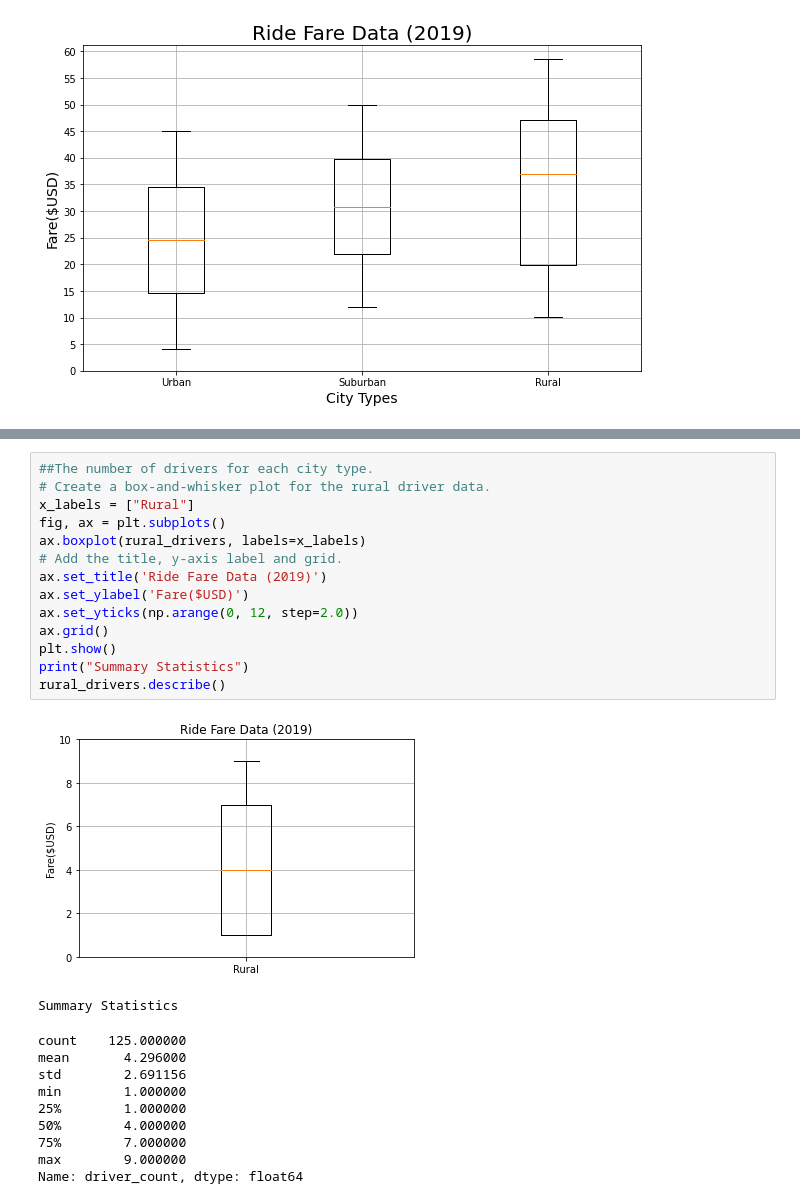
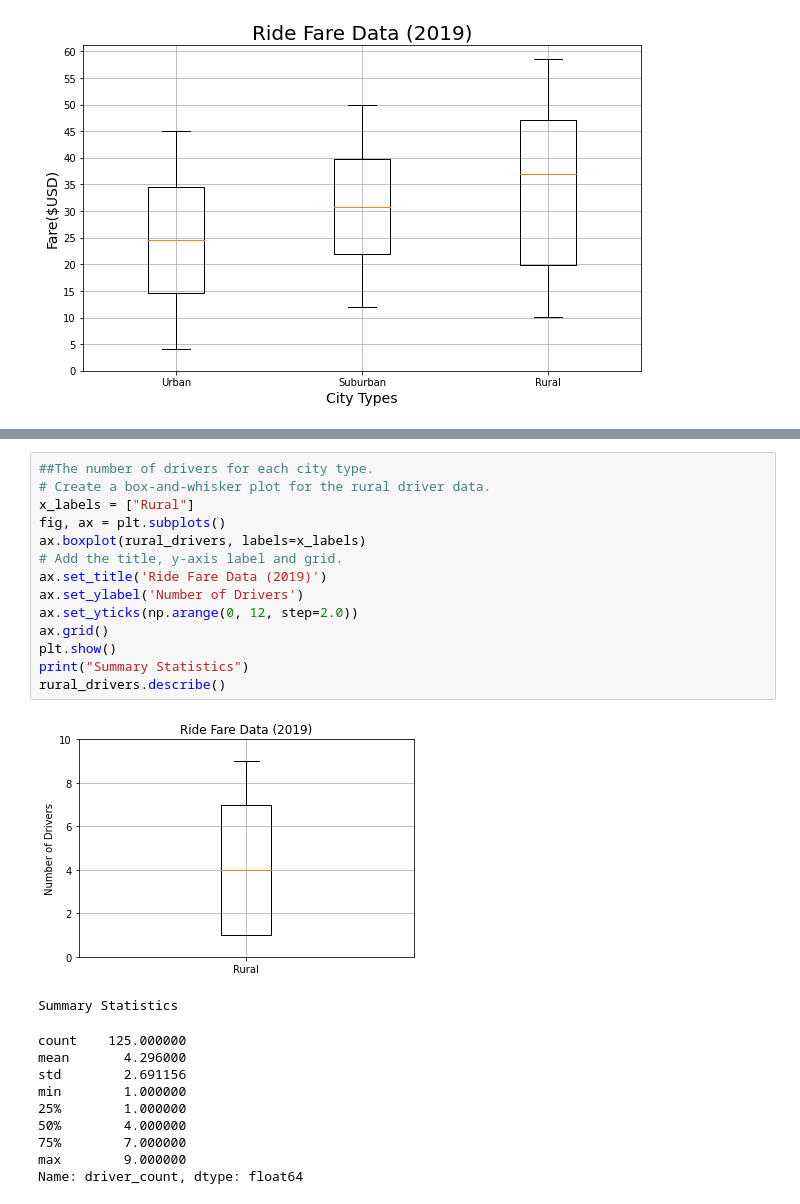
Before and after one commit to luisnewmanh/PyBer_Analysis, a Jupyter notebook: PyBer.ipynb, the cells around one changed output, grey strips where cells are left out. Drawn from its saved outputs; the diff is of its cells as text.

```diff
--- a/PyBer.ipynb
+++ b/PyBer.ipynb
@@ -718,19 +718,19 @@ Name: driver_count, dtype: float64
 # %%
 ##The number of drivers for each city type.
 # Create a box-and-whisker plot for the rural driver data.
 x_labels = ["Rural"]
 fig, ax = plt.subplots()
 ax.boxplot(rural_drivers, labels=x_labels)
 # Add the title, y-axis label and grid.
 ax.set_title('Ride Fare Data (2019)')
-ax.set_ylabel('Fare($USD)')
+ax.set_ylabel('Number of Drivers')
 ax.set_yticks(np.arange(0, 12, step=2.0))
 ax.grid()
 plt.show()
 print("Summary Statistics")
 rural_drivers.describe()
 # %% [output]
-[figure, old version]
+[figure, new version]
 Summary Statistics
 count    125.000000
 mean       4.296000
```
Also changed, not shown: parts of 8 cells of this notebook, 2 other files.
